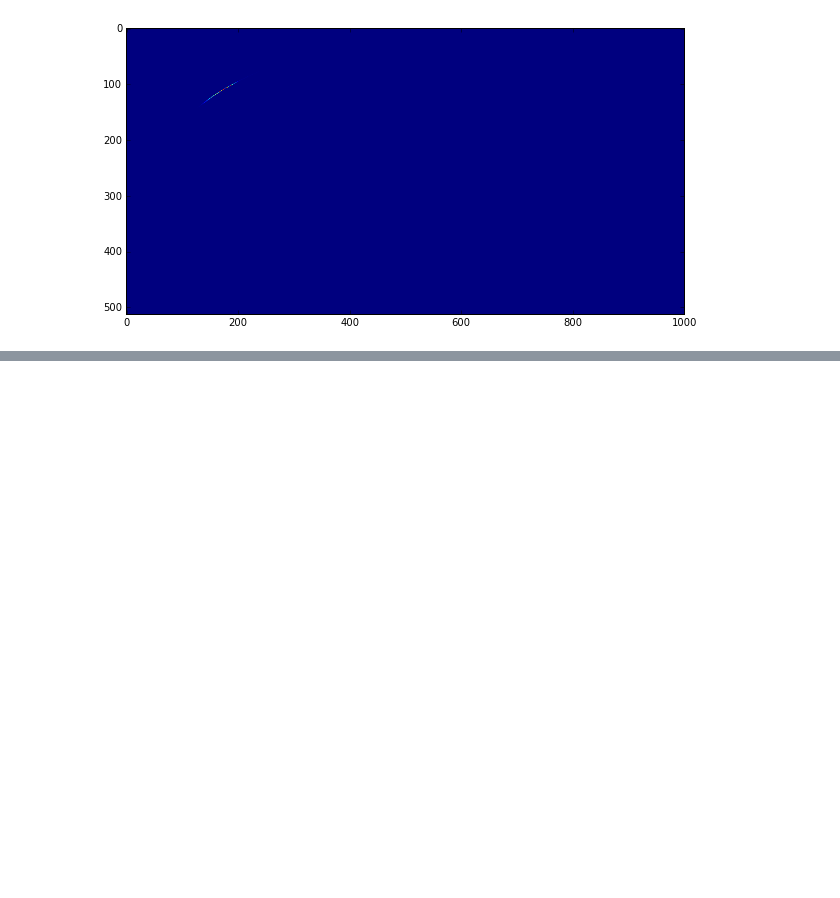
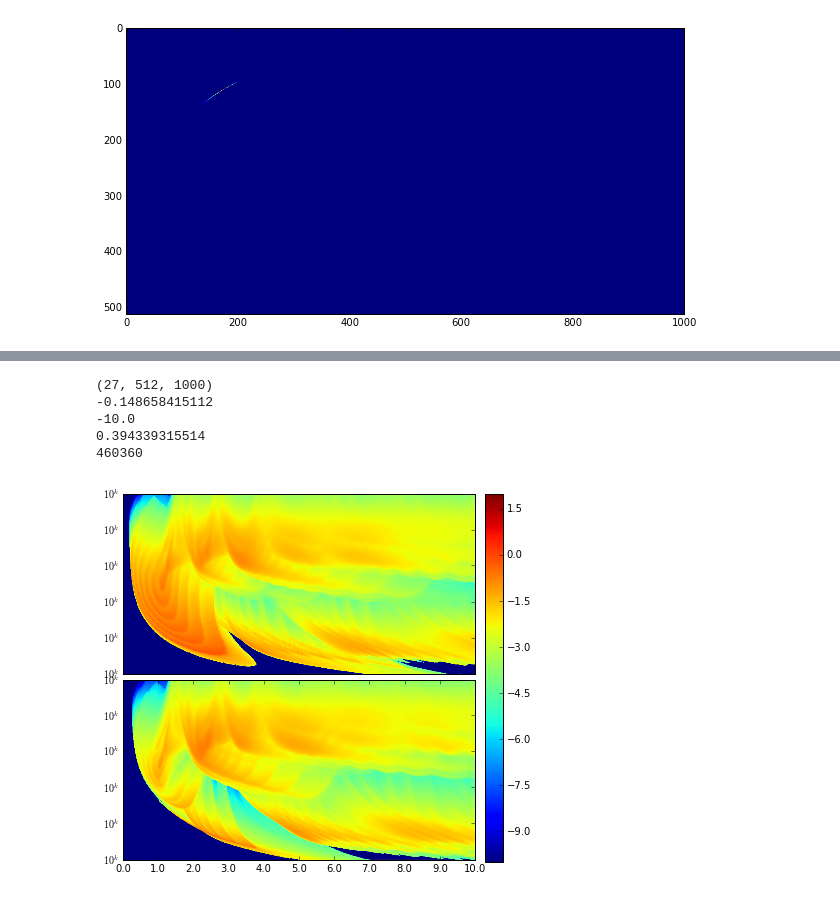
Before and after one commit to asousa/WIPPy, a Jupyter notebook: plot_p-files.ipynb, the cells around one changed output, grey strips where cells are left out. Drawn from its saved outputs; the diff is of its cells as text; code cells hidden in the pictures; blank space fills up the shorter version.

Commit message:
Nearly matching. Nice plots.

```diff
--- a/plot_p-files.ipynb
+++ b/plot_p-files.ipynb
@@ -155,0 +164,16 @@ pN, pS = load_pfiles(directory, L)
+# %%
+L = 3
+directory = '/Users/austin/FUSE/shared/users/asousa/WIPP/WIPPy/python/c/out_35'
+
+pN, pS = load_pfiles(directory, L)
+
+print np.shape(pN)
+
+plot_pN_pS(np.sqrt(np.sum(pN, axis=0)), np.sqrt(np.sum(pS, axis=0)), sc)
+# %% [output]
+(27, 512, 1000)
+-0.148658415112
+-10.0
+0.394339315514
+460360
+[figure, added]
```
Also changed, not shown: parts of 6 cells of this notebook, 2 other files.
